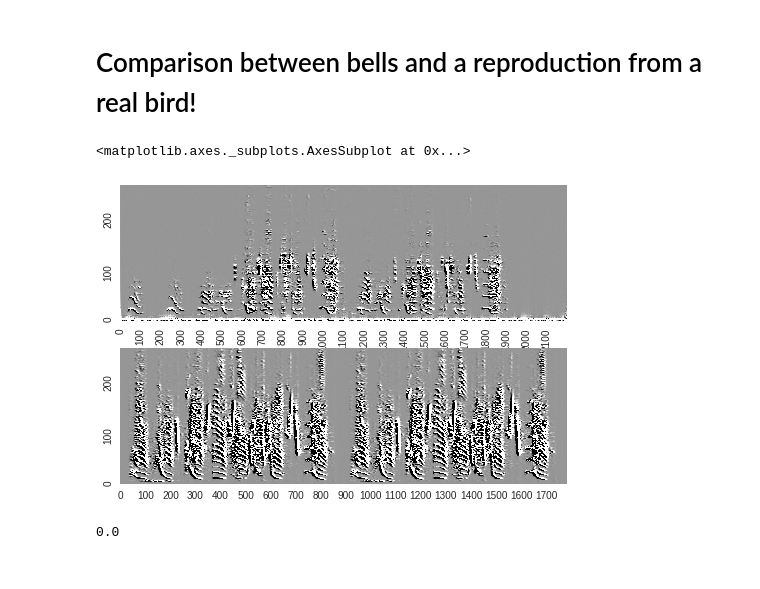
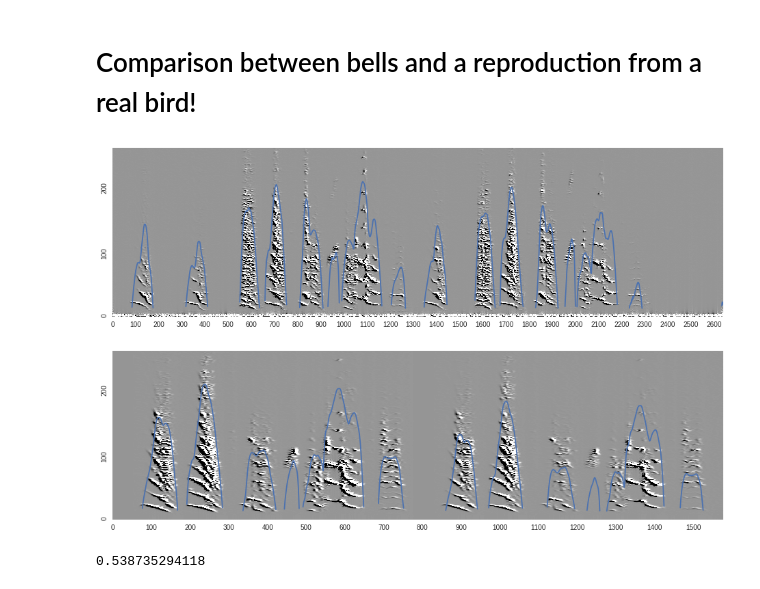
Before and after one commit to PaulEcoffet/birdsonganalysis, a Jupyter notebook: notebooks/Similarity.ipynb, the cells around one changed output. Saved outputs shown, nothing was run; the diff lists cells and outputs as text; code cells hidden in the pictures.

Commit message:
New percentiles, new silence th, normalize accessible

```diff
--- a/notebooks/Similarity.ipynb
+++ b/notebooks/Similarity.ipynb
@@ -65,23 +65,29 @@ plt.show(fig)
 # %% [markdown]
 # Comparison between bells and a reproduction from a real bird!
 # %%
-sr, bells = wavfile.read('../songs/bells.wav')
-sr, bells_rep = wavfile.read('../songs/bells_reproduction.wav')
+sr, bells = wavfile.read('../songs/flashcam.wav')
+sr, bells_rep = wavfile.read('../songs/flashcam_reproduction.wav')
 # %%
 spec_derivs_rep = bsa.spectral_derivs(bells_rep)
 spec_derivs_bells = bsa.spectral_derivs(bells)
 # %%
-fig, (ax1, ax2) = plt.subplots(2, 1)
+fig, (ax1, ax2) = plt.subplots(2, 1, figsize=(16, 10))
 bsa.spectral_derivs_plot(spec_derivs_rep, 0.01, ax=ax1)
+amp = bsa.song_amplitude(bells_rep)
+amp[amp < 60] = np.nan
+ax1 = bsa.plot_over_spec(amp, ax=ax1)
 bsa.spectral_derivs_plot(spec_derivs_bells, 0.01, ax=ax2)
+amp = bsa.song_amplitude(bells)
+amp[amp < 60] = np.nan
+ax2 = bsa.plot_over_spec(amp, ax=ax2)
+plt.show(fig)
 # %% [output]
-<matplotlib.axes._subplots.AxesSubplot at 0x...>
-[figure, old version]
+[figure, new version]
 # %%
-simrep = bsa.similarity(bells_rep, bells, threshold=0.05)
+simrep = bsa.similarity(bells_rep, bells, threshold=0.05, silence_song_th=60, silence_ref_th=60)
 print(simrep['similarity'])
 # %% [output]
-0.0
+0.538735294118
 # %%
 fig = bsa.similarity_plot(simrep, bells_rep, bells)
 plt.show(fig)
```
Also changed, not shown: parts of 4 cells of this notebook, 6 other files.
